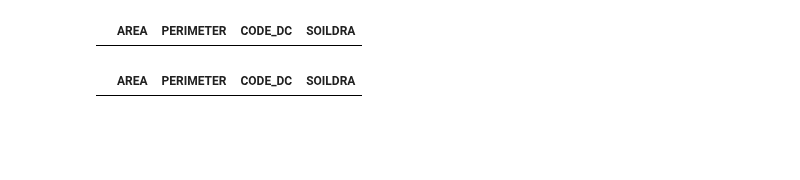
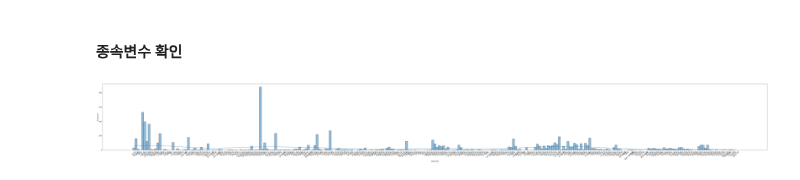
Before and after one commit to yooninsu/SeoulCity_BigData_Campus, a Jupyter notebook: 서울시.ipynb, the cells around one changed output. Drawn from its saved outputs; the diff is of its cells as text; code cells hidden in the pictures; blank space fills up the shorter version.

```diff
--- a/서울시.ipynb
+++ b/서울시.ipynb
@@ -125,8 +1,24 @@ result
-# %%
-df = drainage.loc[drainage['AREA'].isin(result['AREA'])]
-# %% [output]
-|  | AREA | PERIMETER | CODE_DC | SOILDRA |
-# %%
-drainage.loc[drainage['AREA'] ==300305.3]
-# %% [output]
-|  | AREA | PERIMETER | CODE_DC | SOILDRA |
+# %%
+import pandas as pd
+import os
+import glob
+from dbfread import DBF
+from matplotlib import pyplot as plt
+import seaborn as sb
+plt.rcParams['font.family'] = 'Malgun Gothic'
+plt.rcParams['font.size'] = 14
+plt.rcParams['axes.unicode_minus'] = False
+# %% [markdown]
+#### 종속변수 확인
+# %%
+y_data = pd.read_csv("./데이터/침수지역2022.csv")
+y =y_data['ADM_NM']
+# %%
+plt.figure(figsize= (100, 10))
+sb.histplot(data = y_data, x = y, kde = True)
+plt.ylabel('Frequency')
+plt.xticks(rotation = 45)
+plt.show()
+plt.close()
+# %% [output]
+[figure, added]
```
Also changed, not shown: parts of 33 cells of this notebook, 19 other files.
